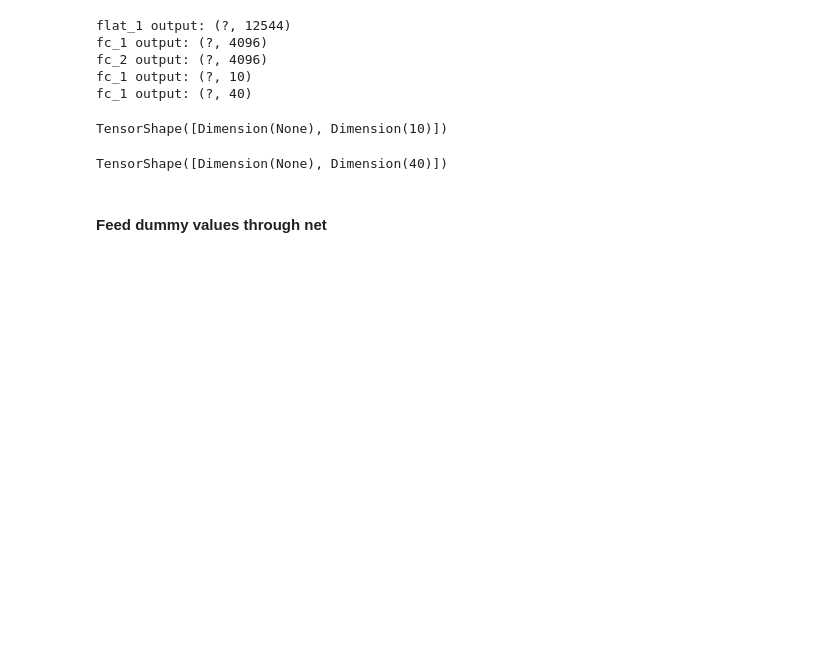
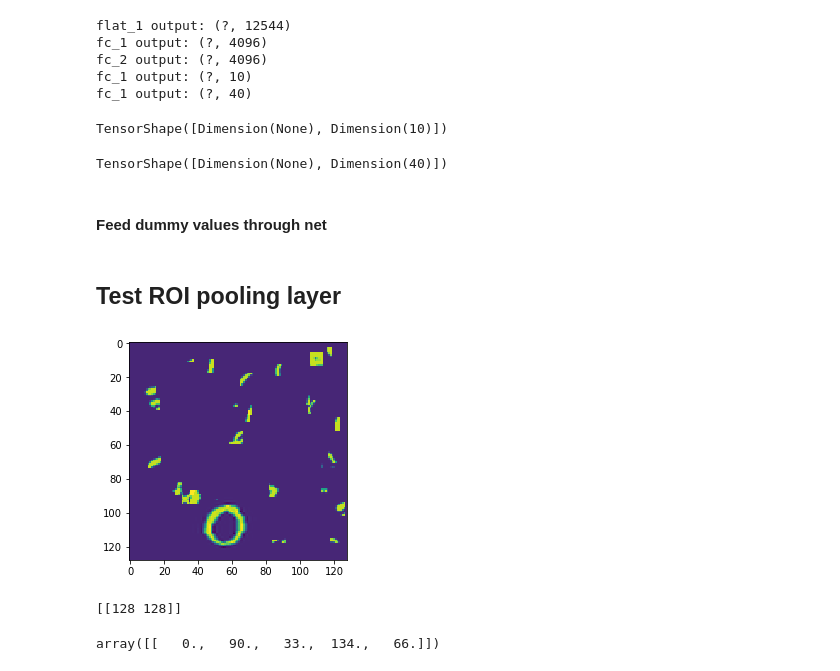
Before and after one commit to kevinjliang/tf-Faster-RCNN, a Jupyter notebook: Development/test_faster_rcnn_networks.ipynb, the cells around one changed output. Saved outputs shown, nothing was run; the diff lists cells and outputs as text; code cells hidden in the pictures; blank space fills up the shorter version.

```diff
--- a/Development/test_faster_rcnn_networks.ipynb
+++ b/Development/test_faster_rcnn_networks.ipynb
@@ -185,3 +186,5 @@ im_dims_in = np.array([128]*1*2).reshape([1,2])
 # %%
 sess.run(tf.global_variables_initializer())
 #sess.run(rpn_bbox_targets,feed_dict={x: x_in, gt: gt_in, im_dims: im_dims_in})
+# %% [markdown]
+## Test ROI pooling layer
@@ -187,0 +230,19 @@ sess.run(tf.global_variables_initializer())
+# %%
+imfile = '../Data/data_clutter/Test/Images/img13.png'
+img = imread(imfile)
+im_dims = np.array(img.shape)
+im_dims = im_dims.reshape((-1,2))
+plt.imshow(img)
+plt.show()
+print(im_dims)
+# %% [output]
+[figure, added]
+[[128 128]]
+# %%
+gt = np.loadtxt('../Data/data_clutter/Test/Annotations/img13.txt', ndmin=2)
+gt_box = gt[:,:4]
+
+roi = np.concatenate(([[0]],gt_box),axis=1)
+roi
+# %% [output]
+array([[   0.,   90.,   33.,  134.,   66.]])
```
Also changed, not shown: parts of 15 cells of this notebook, 3 other files.
